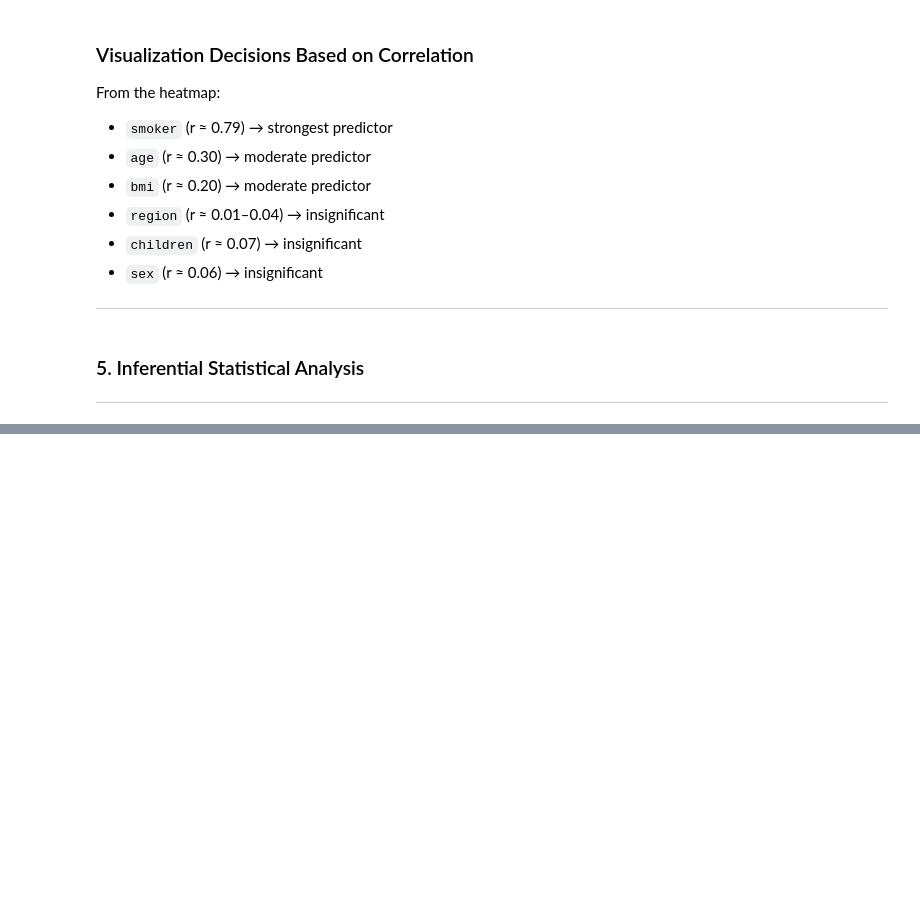
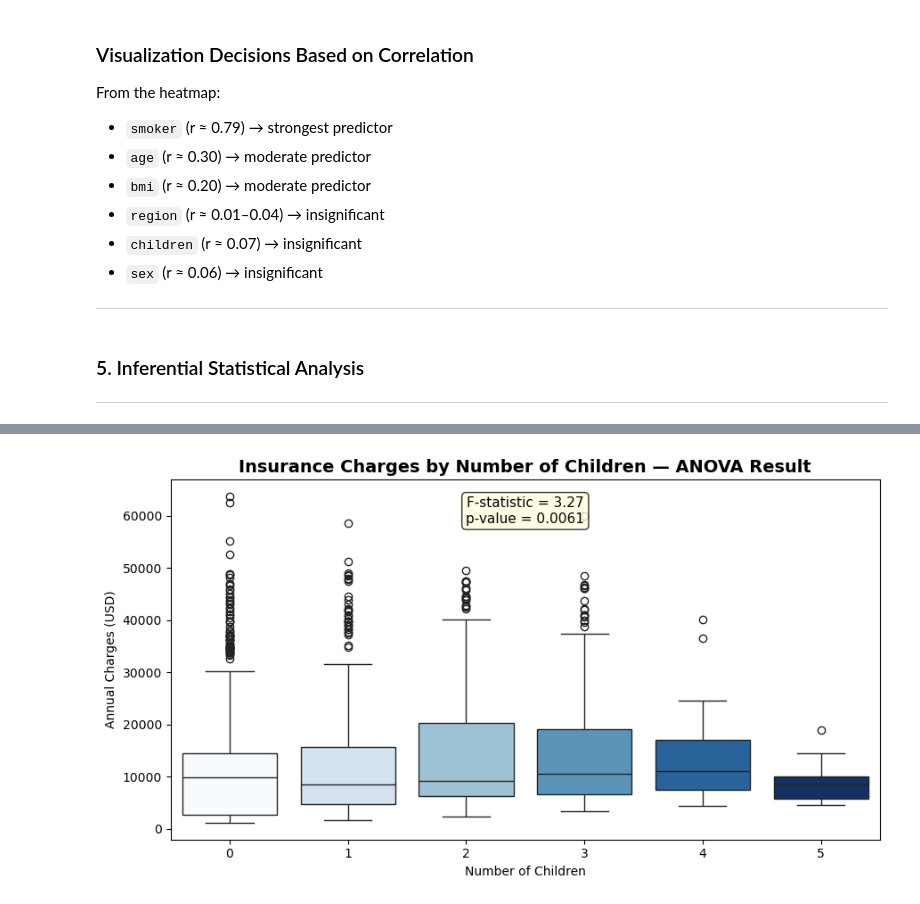
Before and after one commit to amanda-h06/medical-insurance-analysis, a Jupyter notebook: insurance_analysis.ipynb, the cells around one changed output, grey strips where cells are left out. Cells and saved outputs as stored; diff of their text form; code cells hidden in the pictures; blank space fills up the shorter version.

```diff
--- a/insurance_analysis.ipynb
+++ b/insurance_analysis.ipynb
@@ -353,0 +512,20 @@ Comparing the means of charges (continuous) and sex (binary categorical). This a
+# %%
+plt.figure(figsize=(9, 5))
+
+sns.boxplot(x='children', y='charges', data=df,
+            palette='Blues', hue='children', legend=False)
+
+plt.title('Insurance Charges by Number of Children — ANOVA Result',
+          fontsize=14, fontweight='bold')
+plt.xlabel('Number of Children')
+plt.ylabel('Annual Charges (USD)')
+
+plt.text(2.5, df['charges'].max() * 0.92,
+         f'F-statistic = {f_stat:.2f}\np-value = {p_value:.4f}',
+         ha='center', fontsize=11,
+         bbox=dict(boxstyle='round', facecolor='lightyellow', alpha=0.8))
+
+plt.tight_layout()
+plt.show()
+# %% [output]
+[figure, added]
```
Also changed, not shown: parts of 23 cells of this notebook.
